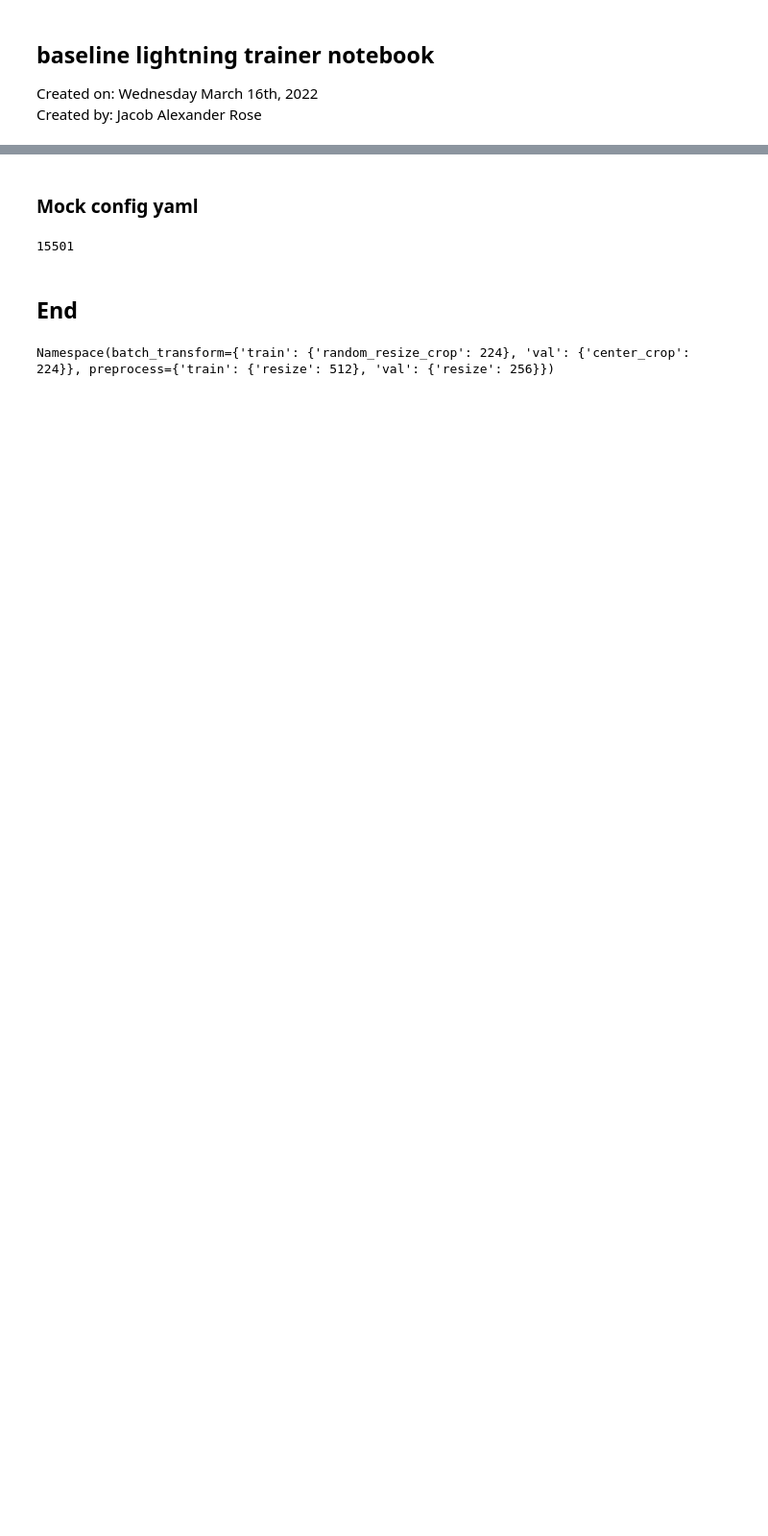
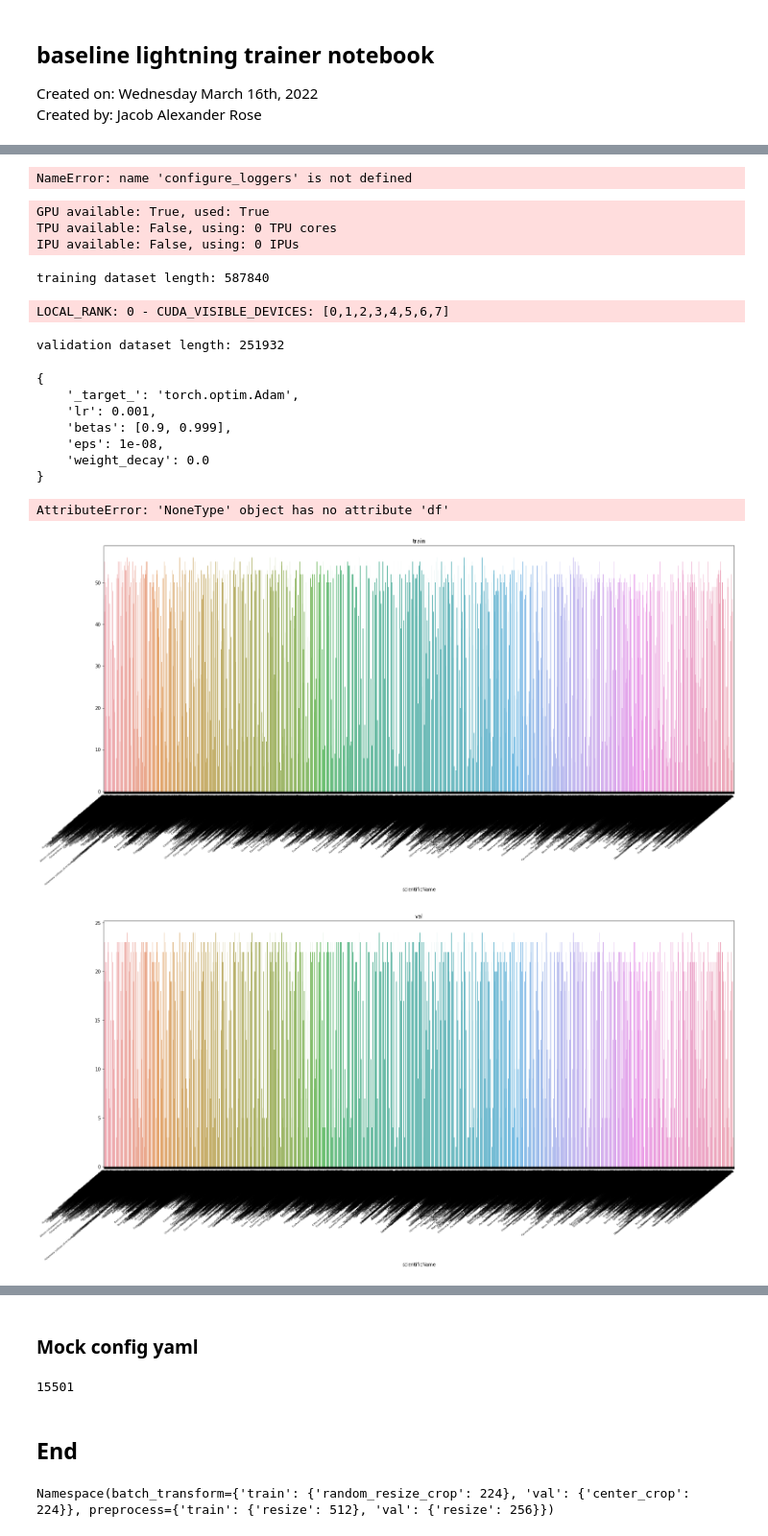
Before and after one commit to JacobARose/image-utils, a Jupyter notebook: notebooks/baseline_lightning_trainer.ipynb, the cells around one changed output, grey strips where cells are left out. Shown at 96% size. Drawn from its saved outputs; the diff is of its cells as text; code cells hidden in the pictures; blank space fills up the shorter version.

```diff
--- a/notebooks/baseline_lightning_trainer.ipynb
+++ b/notebooks/baseline_lightning_trainer.ipynb
@@ -86,0 +337,7 @@ image_reader: null
+# %%
+num_samples = len(datamodule.train_dataset)
+num_batches = len(datamodule.train_dataloader())
+
+ic(num_samples, num_batches, num_samples/ num_batches)
+
+import numpy as np
@@ -86,0 +475,32 @@ image_reader: null
+# %%
+wandb_logger = configure_loggers(cfg=cfg, model=model)
+print(wandb_logger)
+# %% [output]
+NameError: name 'configure_loggers' is not defined
+# %%
+# The Lightning core, the Trainer
+trainer = pl.Trainer(
+    default_root_dir=cfg.hydra.run.dir,
+    logger=wandb_logger,
+    callbacks=callbacks,
+    deterministic=cfg.train.deterministic,
+    val_check_interval=cfg.logging.val_check_interval,
+    log_every_n_steps=10,
+    #auto_select_gpus=True,
+    # benchmark=True,
+    # accelerator=None,  # 'dp', "ddp" if args.gpus > 1 else None,
+    #plugins=[DDPPlugin(find_unused_parameters=True)],
+    **cfg.train.pl_trainer,
+)
+
+# num_samples = len(datamodule.train_dataset)
+num_classes = cfg.model_cfg.head.num_classes
+batch_size = datamodule.batch_size #["train"]
+
+hydra.utils.log.info("Starting training with {} classes and batches of {} images".format(
+    num_classes,
+    batch_size))
+# %% [output]
+GPU available: True, used: True
+TPU available: False, using: 0 TPU cores
+IPU available: False, using: 0 IPUs
@@ -86,0 +509,16 @@ image_reader: null
+# %%
+trainer.fit(model=model, datamodule=datamodule)
+# %% [output]
+training dataset length: 587840
+LOCAL_RANK: 0 - CUDA_VISIBLE_DEVICES: [0,1,2,3,4,5,6,7]
+validation dataset length: 251932
+{
+    '_target_': 'torch.optim.Adam',
+    'lr': 0.001,
+    'betas': [0.9, 0.999],
+    'eps': 1e-08,
+    'weight_decay': 0.0
+}
+AttributeError: 'NoneType' object has no attribute 'df'
+[figure, added]
+[figure, added]
```
Also changed, not shown: parts of 52 cells of this notebook, 32 other files.
